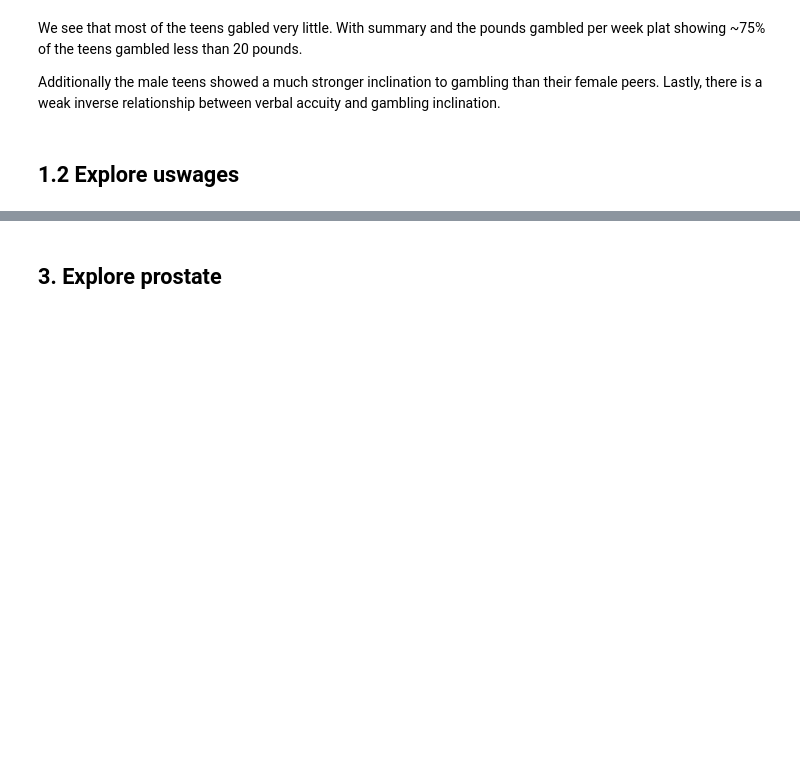
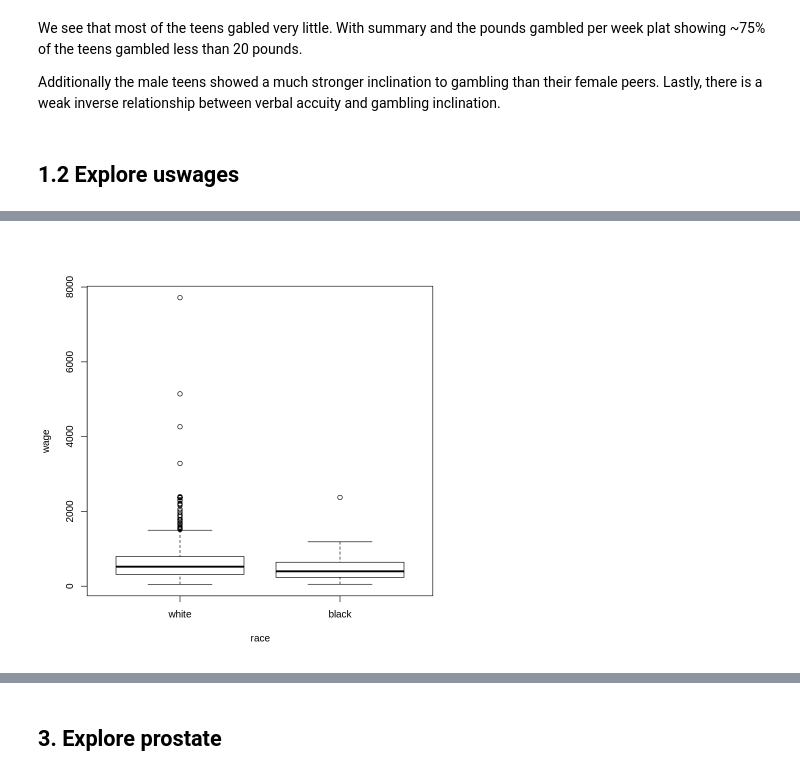
Before and after one commit to j-buss/Linear_Models_with_R, a Jupyter notebook: Chapter_01/Chapter_01_Exercises.ipynb, the cells around one changed output, grey strips where cells are left out. Saved outputs shown, nothing was run; the diff lists cells and outputs as text; code cells hidden in the pictures; blank space fills up the shorter version.

```diff
--- a/Chapter_01/Chapter_01_Exercises.ipynb
+++ b/Chapter_01/Chapter_01_Exercises.ipynb
@@ -98,0 +125,4 @@ within(long_uswages_2, rm(Y))
+# %%
+plot(wage ~ race, uswages)
+# %% [output]
+[figure, added]
```
Also changed, not shown: parts of 28 cells of this notebook.
